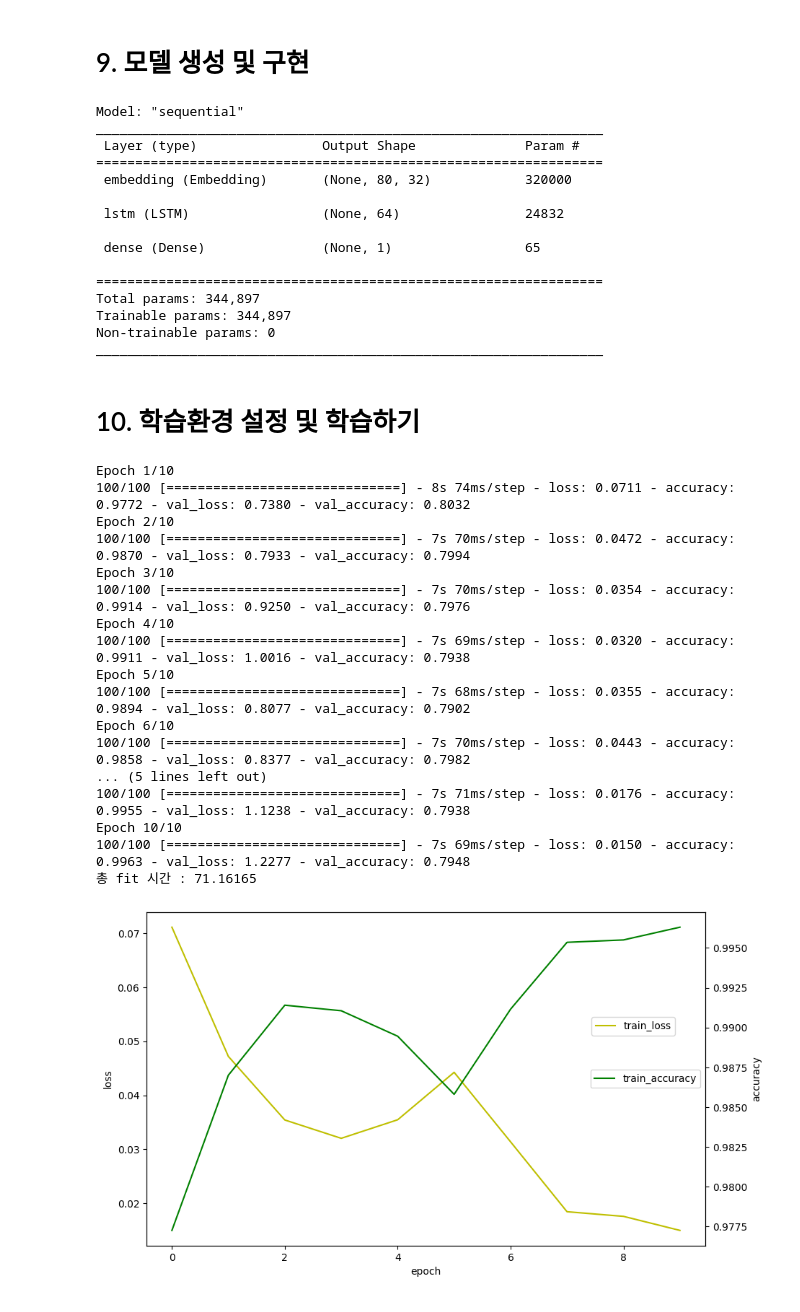
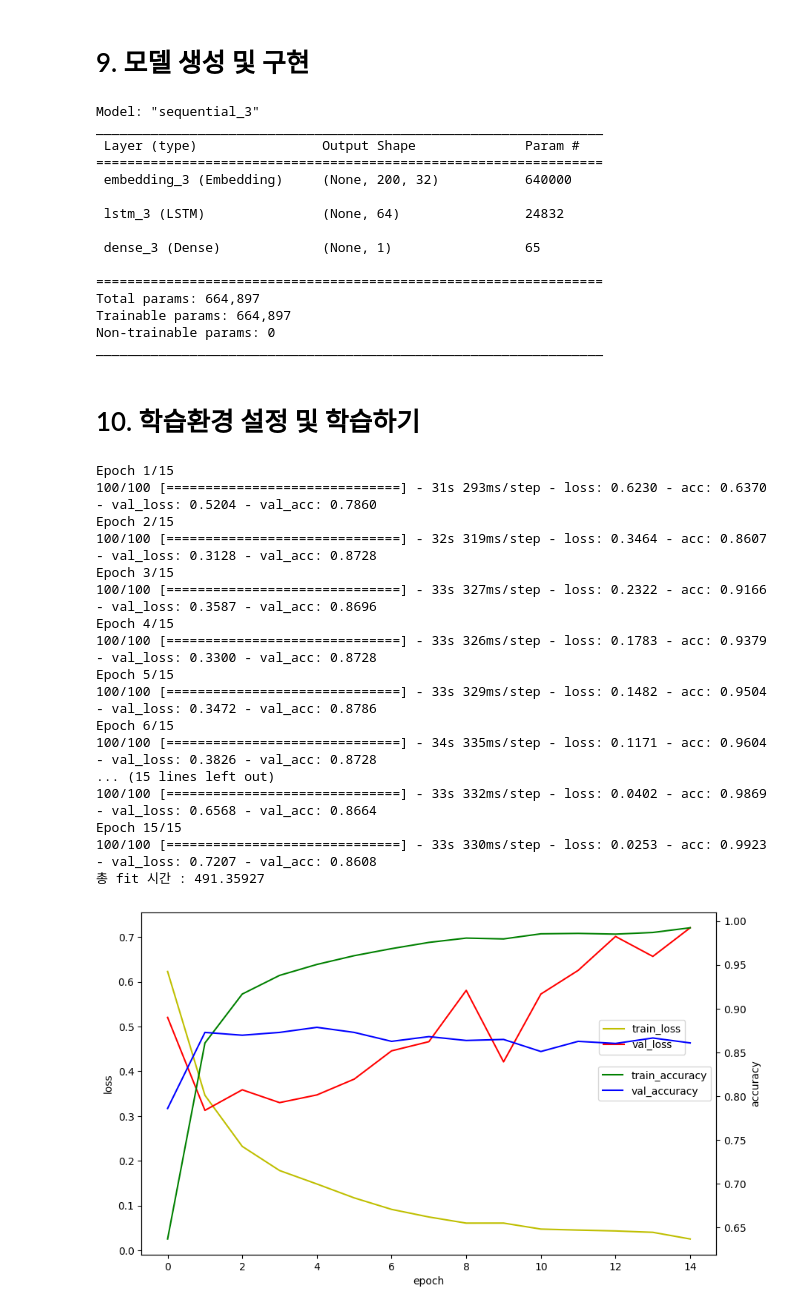
Before and after one commit to jaynano44/ai, a Jupyter notebook: source/07_자연어처리/ch5_LSTM(영화평감상분석).ipynb, the cells around one changed output. Saved outputs shown, nothing was run; the diff lists cells and outputs as text; code cells hidden in the pictures.

```diff
--- a/source/07_자연어처리/ch5_LSTM(영화평감상분석).ipynb
+++ b/source/07_자연어처리/ch5_LSTM(영화평감상분석).ipynb
@@ -49,5 +52,7 @@ MY_BATCH = 200   # 배치사이즈(fit할 때, 매번 가져오는 데이터 수
 # %% [markdown]
 # 3. 데이터 불러오기
 # %%
-(X_train,y_train),(X_test,y_test) = imdb.load_data(num_words=MY_WORDS)
+(X_train, y_train), (X_test, y_test)=imdb.load_data(num_words=MY_WORDS, # 1~MYWORDS이외는 2로 가져옴
+                                                   skip_top=SKIP_TOP # 1~20까지를 2로 가져옴
+                                                   )
 # %%
@@ -167,15 +190,15 @@ max([len(x) for x in X_train]),min([len(x) for x in X_train])
 # %%
 X_train = pad_sequences(X_train,
                        maxlen=MY_LENGTH,
-                       #truncating='post', # 80 단어 이상일 경우 어디를 짜를 지 여부
-                       truncating='pre',
+                       truncating='post', # 80 단어 이상일 경우 어디를 짜를 지 여부
+                       #truncating='pre',
                        #padding='post',
                        padding='pre',    # 길 경우, 뒷부분을 짜르고 짧은 경우 뒤에 zero를 붙임
                        )
 X_test = pad_sequences(X_train,
                        maxlen=MY_LENGTH,
-                       #truncating='post', # 80 단어 이상일 경우 어디를 짜를 지 여부
-                       truncating='pre',
+                       truncating='post', # 80 단어 이상일 경우 어디를 짜를 지 여부
+                       #truncating='pre',
                        #padding='post',
                        padding='pre',    # 길 경우, 뒷부분을 짜르고 짧은 경우 뒤에 zero를 붙임
                        )
@@ -203,6 +246,8 @@ model.add(Embedding(input_dim=MY_WORDS,   # 10000
                   output_dim=MY_EMBED,   # 32
                   input_length=MY_LENGTH))
 model.add(LSTM(units=MY_HIDDEN,
+               dropout=0.5,                     # 0.1 ~ 0.5 : 각 스텝마다 LSTM셀로 들어가는 연결 30% 0으로
+               recurrent_dropout=0.3,           # 0.1~0.3 : 이전 LSTM에서 다음 LSTM셀로 가는 연결 20% 0으로
               input_shape=(MY_LENGTH,MY_EMBED), # 안써도 됨
               #kernel_initializer='he_normal',   # 입력 가중치 초기화
               #recurrent_initializer='orthogonal', # 순환 가중치 초기화
@@ -210,19 +255,19 @@ model.add(LSTM(units=MY_HIDDEN,
 model.add(Dense(units=1,activation='sigmoid'))
 model.summary()
 # %% [output]
-Model: "sequential"
+Model: "sequential_3"
 _________________________________________________________________
  Layer (type)                Output Shape              Param #
 =================================================================
- embedding (Embedding)       (None, 80, 32)            320000
+ embedding_3 (Embedding)     (None, 200, 32)           640000
 
- lstm (LSTM)                 (None, 64)                24832
+ lstm_3 (LSTM)               (None, 64)                24832
 
- dense (Dense)               (None, 1)                 65
+ dense_3 (Dense)             (None, 1)                 65
 
 =================================================================
-Total params: 344,897
-Trainable params: 344,897
+Total params: 664,897
+Trainable params: 664,897
 Non-trainable params: 0
 _________________________________________________________________
 # %% [markdown]
@@ -231,7 +276,7 @@ _________________________________________________________________
 # %%time
 model.compile(loss = 'binary_crossentropy',  # 이중분류(로지스틱회귀분석)
               optimizer='adam',
-              metrics=['accuracy']
+              metrics=['acc']
              )
 start = time() # 70.1.1 ~ 이 싯점까지의 초수
 hist = model.fit(X_train,y_train,
@@ -242,37 +287,39 @@ hist = model.fit(X_train,y_train,
 end = time()  # 70.1.1 ~ 이 시점까지의 초수
 print('총 fit 시간 : {:.5f}'.format(end-start))
 # %% [output]
-Epoch 1/10
-100/100 [==============================] - 8s 74ms/step - loss: 0.0711 - accuracy: 0.9772 - val_loss: 0.7380 - val_accuracy: 0.8032
-Epoch 2/10
-100/100 [==============================] - 7s 70ms/step - loss: 0.0472 - accuracy: 0.9870 - val_loss: 0.7933 - val_accuracy: 0.7994
-Epoch 3/10
-100/100 [==============================] - 7s 70ms/step - loss: 0.0354 - accuracy: 0.9914 - val_loss: 0.9250 - val_accuracy: 0.7976
-Epoch 4/10
-100/100 [==============================] - 7s 69ms/step - loss: 0.0320 - accuracy: 0.9911 - val_loss: 1.0016 - val_accuracy: 0.7938
-Epoch 5/10
-100/100 [==============================] - 7s 68ms/step - loss: 0.0355 - accuracy: 0.9894 - val_loss: 0.8077 - val_accuracy: 0.7902
-Epoch 6/10
-100/100 [==============================] - 7s 70ms/step - loss: 0.0443 - accuracy: 0.9858 - val_loss: 0.8377 - val_accuracy: 0.7982
-... (5 lines left out)
-100/100 [==============================] - 7s 71ms/step - loss: 0.0176 - accuracy: 0.9955 - val_loss: 1.1238 - val_accuracy: 0.7938
-Epoch 10/10
-100/100 [==============================] - 7s 69ms/step - loss: 0.0150 - accuracy: 0.9963 - val_loss: 1.2277 - val_accuracy: 0.7948
-총 fit 시간 : 71.16165
+Epoch 1/15
+100/100 [==============================] - 31s 293ms/step - loss: 0.6230 - acc: 0.6370 - val_loss: 0.5204 - val_acc: 0.7860
+Epoch 2/15
+100/100 [==============================] - 32s 319ms/step - loss: 0.3464 - acc: 0.8607 - val_loss: 0.3128 - val_acc: 0.8728
+Epoch 3/15
+100/100 [==============================] - 33s 327ms/step - loss: 0.2322 - acc: 0.9166 - val_loss: 0.3587 - val_acc: 0.8696
+Epoch 4/15
+100/100 [==============================] - 33s 326ms/step - loss: 0.1783 - acc: 0.9379 - val_loss: 0.3300 - val_acc: 0.8728
+Epoch 5/15
+100/100 [==============================] - 33s 329ms/step - loss: 0.1482 - acc: 0.9504 - val_loss: 0.3472 - val_acc: 0.8786
+Epoch 6/15
+100/100 [==============================] - 34s 335ms/step - loss: 0.1171 - acc: 0.9604 - val_loss: 0.3826 - val_acc: 0.8728
+... (15 lines left out)
+100/100 [==============================] - 33s 332ms/step - loss: 0.0402 - acc: 0.9869 - val_loss: 0.6568 - val_acc: 0.8664
+Epoch 15/15
+100/100 [==============================] - 33s 330ms/step - loss: 0.0253 - acc: 0.9923 - val_loss: 0.7207 - val_acc: 0.8608
+총 fit 시간 : 491.35927
 # %%
 # 5. 모델 평가
 # 학습과정 표시하기
 import matplotlib.pyplot as plt
 fig, loss_ax = plt.subplots(figsize=(10,6))
 loss_ax.plot(hist.history['loss'], 'y', label='train_loss')
+loss_ax.plot(hist.history['val_loss'], 'r', label='val_loss')
 acc_ax = loss_ax.twinx() # loss_ax와 x축을 공유하는 acc_ax 생성
-acc_ax.plot(hist.history['accuracy'], 'g', label='train_accuracy')
+acc_ax.plot(hist.history['acc'], 'g', label='train_accuracy')
+acc_ax.plot(hist.history['val_acc'], 'b', label='val_accuracy')
 loss_ax.set_xlabel('epoch')
 loss_ax.set_ylabel('loss')
 acc_ax.set_ylabel('accuracy')
 loss_ax.legend(bbox_to_anchor=(0.955, 0.7))
 acc_ax.legend(loc='center right')
 plt.show()
 # %% [output]
-[figure, old version]
+[figure, new version]
 # %% [markdown]
```
Also changed, not shown: parts of 28 cells of this notebook, 4 other files.
